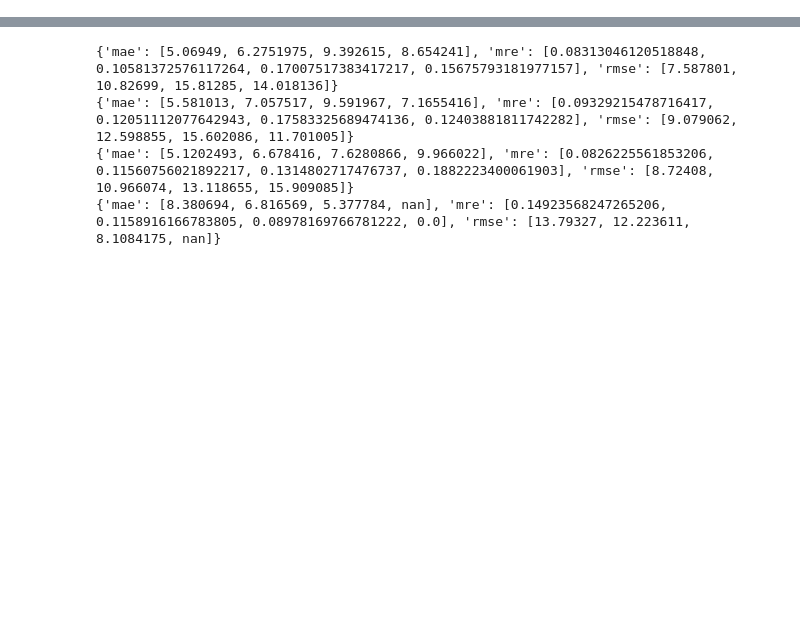
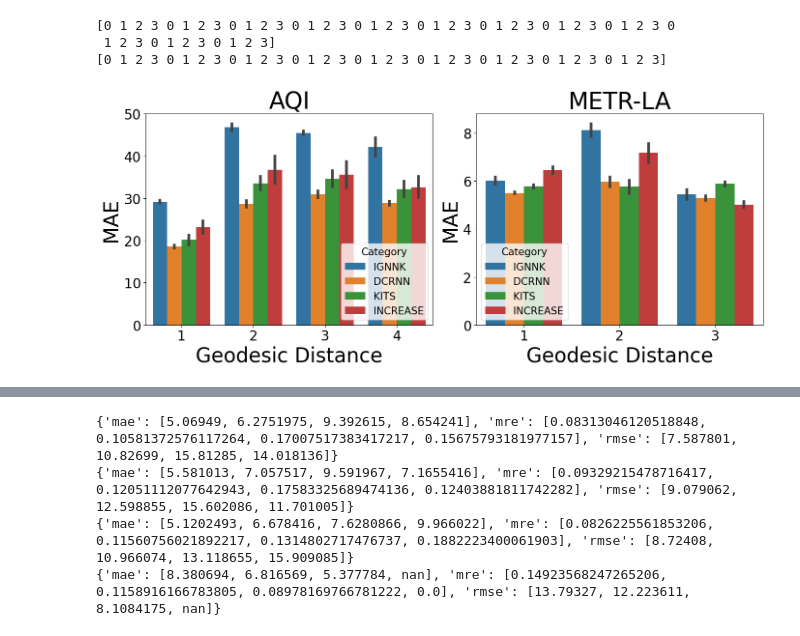
Before and after one commit to mattalajas/GEODE2025, a Jupyter notebook: Imputation/final_pred.ipynb, the cells around one changed output, grey strips where cells are left out. Saved outputs shown, nothing was run; the diff lists cells and outputs as text; code cells hidden in the pictures; blank space fills up the shorter version.

```diff
--- a/Imputation/final_pred.ipynb
+++ b/Imputation/final_pred.ipynb
@@ -319,3 +579,58 @@ def load_model_and_infer(og_path: str, index, dev):
+# %%
+aqi_data = aqi_data.reshape(4, 3, -1).transpose(1, 2, 0)
+metrla_data = metrla_data.reshape(4, 3, -1).transpose(1, 2, 0)
+# %%
+import pandas as pd
+import matplotlib.pyplot as plt
+import seaborn as sns
+
+def reshape_data(data, label):
+    s, b, c = data.shape
+    print(np.tile(np.arange(c), s * b),)
+    return pd.DataFrame({
+        'sample': np.repeat(np.arange(s), b * c),
+        'bin': np.tile(np.repeat(np.arange(1, b+1), c), s),
+        'category': ['IGNNK', 'DCRNN', 'KITS', 'INCREASE'] * (s * b),
+        'value': data.reshape(-1),
+        'dataset': label
+    })
+
+# Prepare dataframes
+df1 = reshape_data(aqi_data, 'Dataset 1')
+df2 = reshape_data(metrla_data, 'Dataset 2')
+
+# Combine but keep them separate for subplots
+df1['bin'] = df1['bin'].astype(str)
+df1['category'] = df1['category'].astype(str)
+df2['bin'] = df2['bin'].astype(str)
+df2['category'] = df2['category'].astype(str)
+
+# Create subplots
+fig, axes = plt.subplots(1, 2, figsize=(14, 6), sharey=False)
+
+# Plot Dataset 1
+sns.barplot(data=df1, x='bin', y='value', hue='category', ci='sd', ax=axes[0], errwidth=4)
+axes[0].set_title('AQI', fontsize=35)
+axes[0].set_xlabel('Geodesic Distance', fontsize=30)
+axes[0].set_ylabel('MAE', fontsize=30)
+axes[0].legend(title='Category', title_fontsize=15, fontsize=15, loc='lower right')
+axes[0].tick_params(labelsize=20)
+
+# Plot Dataset 2
+sns.barplot(data=df2, x='bin', y='value', hue='category', ci='sd', ax=axes[1], errwidth=4)
+axes[1].set_title('METR-LA', fontsize=35)
+axes[1].set_xlabel('Geodesic Distance', fontsize=30)
+axes[1].set_ylabel('MAE', fontsize=30)
+axes[1].legend(title='Category', title_fontsize=15, fontsize=15)
+axes[1].tick_params(labelsize=20)
+
+plt.tight_layout()
+plt.savefig('geodesic_dist.pdf', dpi=300, bbox_inches='tight')
+# %% [output]
+[0 1 2 3 0 1 2 3 0 1 2 3 0 1 2 3 0 1 2 3 0 1 2 3 0 1 2 3 0 1 2 3 0 1 2 3 0
+ 1 2 3 0 1 2 3 0 1 2 3]
+[0 1 2 3 0 1 2 3 0 1 2 3 0 1 2 3 0 1 2 3 0 1 2 3 0 1 2 3 0 1 2 3 0 1 2 3]
+[figure, added]
 # %%
 # paths = ['../logs/kits/metrla/2025-04-03/transfer1']
 paths = ['../logs/unkrig/air/2025-04-09/15-08-32']
```
Also changed, not shown: parts of 20 cells of this notebook, 9 other files.
